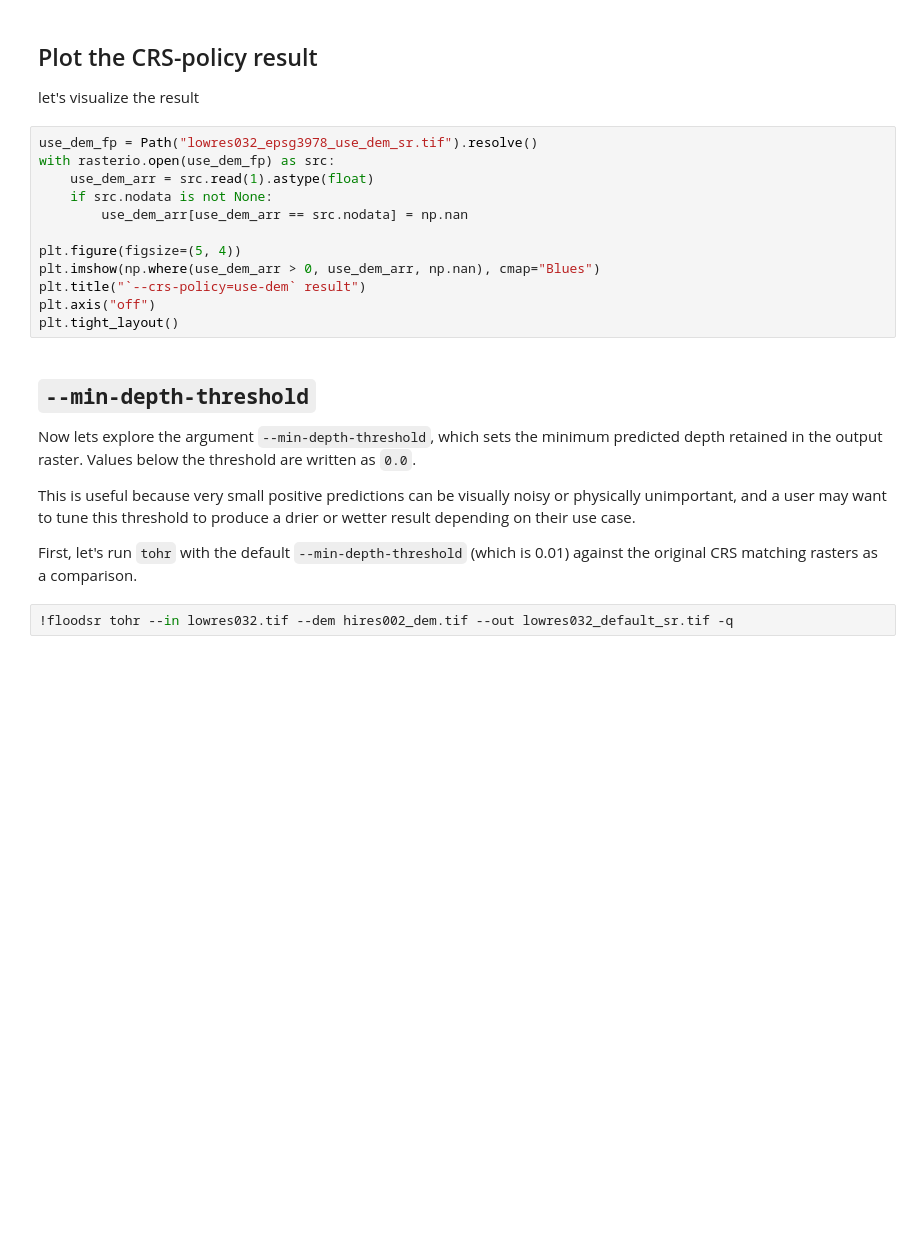
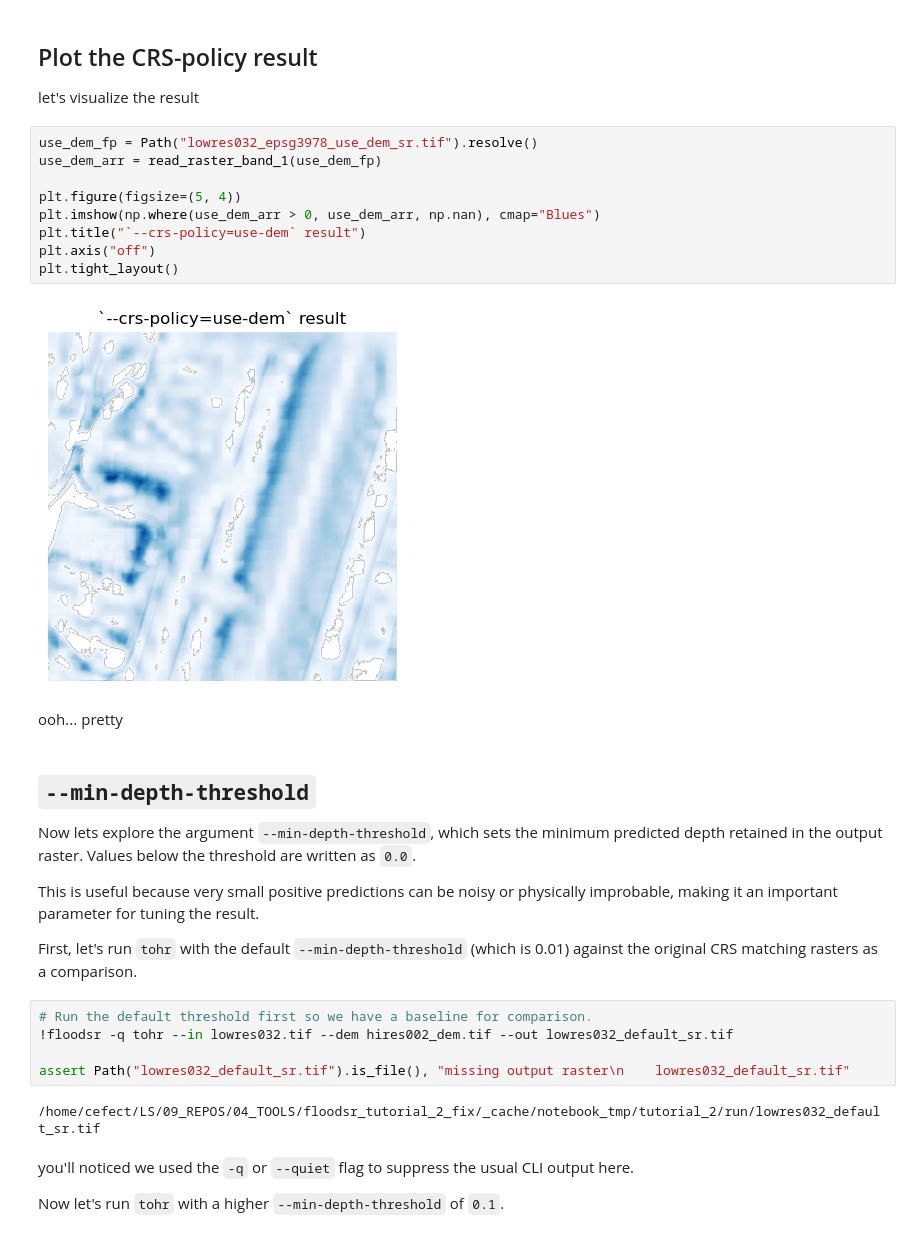
Before and after one commit to cefect/floodsr, a Jupyter notebook: docs/user/notebooks/tutorial_2.ipynb, the cells around one changed output. Saved outputs shown, nothing was run; the diff lists cells and outputs as text; blank space fills up the shorter version.

```diff
--- a/docs/user/notebooks/tutorial_2.ipynb
+++ b/docs/user/notebooks/tutorial_2.ipynb
@@ -121,26 +161,36 @@ We could have chosen `--crs-policy=use-lores` which would treat the low-resoluti
 let's visualize the result
 # %%
 use_dem_fp = Path("lowres032_epsg3978_use_dem_sr.tif").resolve()
-with rasterio.open(use_dem_fp) as src:
-    use_dem_arr = src.read(1).astype(float)
-    if src.nodata is not None:
-        use_dem_arr[use_dem_arr == src.nodata] = np.nan
+use_dem_arr = read_raster_band_1(use_dem_fp)
 
 plt.figure(figsize=(5, 4))
 plt.imshow(np.where(use_dem_arr > 0, use_dem_arr, np.nan), cmap="Blues")
 plt.title("`--crs-policy=use-dem` result")
 plt.axis("off")
 plt.tight_layout()
+# %% [output]
+[figure, added]
+# %% [markdown]
+ooh... pretty
 # %% [markdown]
 ## `--min-depth-threshold`
 
 Now lets explore the argument `--min-depth-threshold`, which sets the minimum predicted depth retained in the output raster.
 Values below the threshold are written as `0.0`.
 
-This is useful because very small positive predictions can be visually noisy or physically unimportant, and a user may want to tune this threshold to produce a drier or wetter result depending on their use case.
+This is useful because very small positive predictions can be noisy or physically improbable, making it an important parameter for tuning the result.
 
 First, let's run `tohr` with the default `--min-depth-threshold` (which is 0.01) against the original CRS matching rasters as a comparison.
 # %%
-!floodsr tohr --in lowres032.tif --dem hires002_dem.tif --out lowres032_default_sr.tif -q
+# Run the default threshold first so we have a baseline for comparison.
+!floodsr -q tohr --in lowres032.tif --dem hires002_dem.tif --out lowres032_default_sr.tif
+
+assert Path("lowres032_default_sr.tif").is_file(), "missing output raster\n    lowres032_default_sr.tif"
+# %% [output]
+/home/cefect/LS/09_REPOS/04_TOOLS/floodsr_tutorial_2_fix/_cache/notebook_tmp/tutorial_2/run/lowres032_default_sr.tif
+# %% [markdown]
+you'll noticed we used the `-q` or `--quiet` flag to suppress the usual CLI output here.
+
+Now let's run `tohr` with a higher `--min-depth-threshold` of `0.1`.
 # %%
 !floodsr tohr --in lowres032.tif --dem hires002_dem.tif --min-depth-threshold=0.1 --out lowres032_min_depth_01_sr.tif
```
Also changed, not shown: parts of 17 cells of this notebook.
